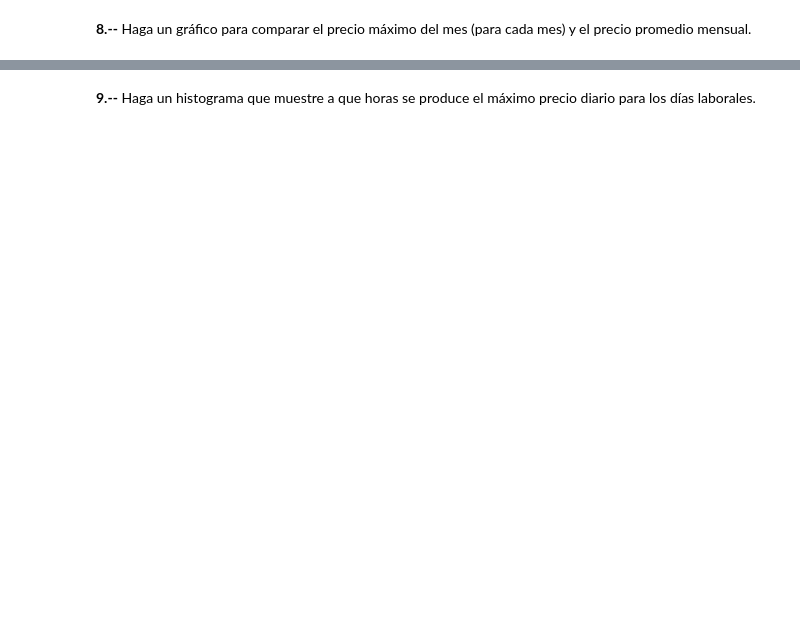
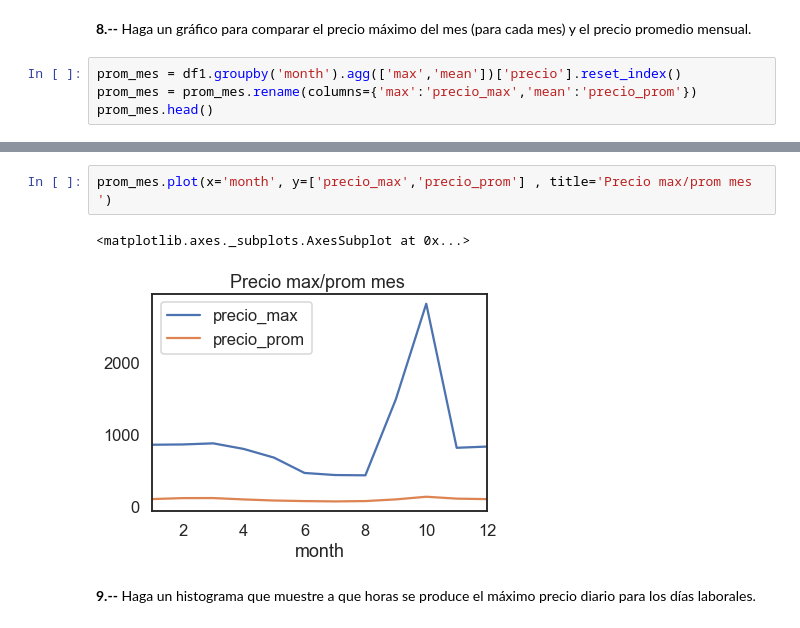
Before and after one commit to cda-2019-01/lab-analisis-exploratorio-de-datos-linagrajales, a Jupyter notebook: LAB-precios-electricidad.ipynb, the cells around one changed output, grey strips where cells are left out. Saved outputs shown, nothing was run; the diff lists cells and outputs as text; blank space fills up the shorter version.

```diff
--- a/LAB-precios-electricidad.ipynb
+++ b/LAB-precios-electricidad.ipynb
@@ -132,2 +167,6 @@ Text(0.5, 1.0, 'Precio mínimo por mes')
 # %% [markdown]
 **8.--** Haga un gráfico para comparar el precio máximo del mes (para cada mes) y el precio promedio mensual.
+# %%
+prom_mes = df1.groupby('month').agg(['max','mean'])['precio'].reset_index()
+prom_mes = prom_mes.rename(columns={'max':'precio_max','mean':'precio_prom'})
+prom_mes.head()
@@ -134,2 +180,7 @@ Text(0.5, 1.0, 'Precio mínimo por mes')
+# %%
+prom_mes.plot(x='month', y=['precio_max','precio_prom'] , title='Precio max/prom mes ')
+# %% [output]
+<matplotlib.axes._subplots.AxesSubplot at 0x...>
+[figure, added]
 # %% [markdown]
 **9.--** Haga un histograma que muestre a que horas se produce el máximo precio diario para los días laborales.
```
Also changed, not shown: parts of 32 cells of this notebook.
